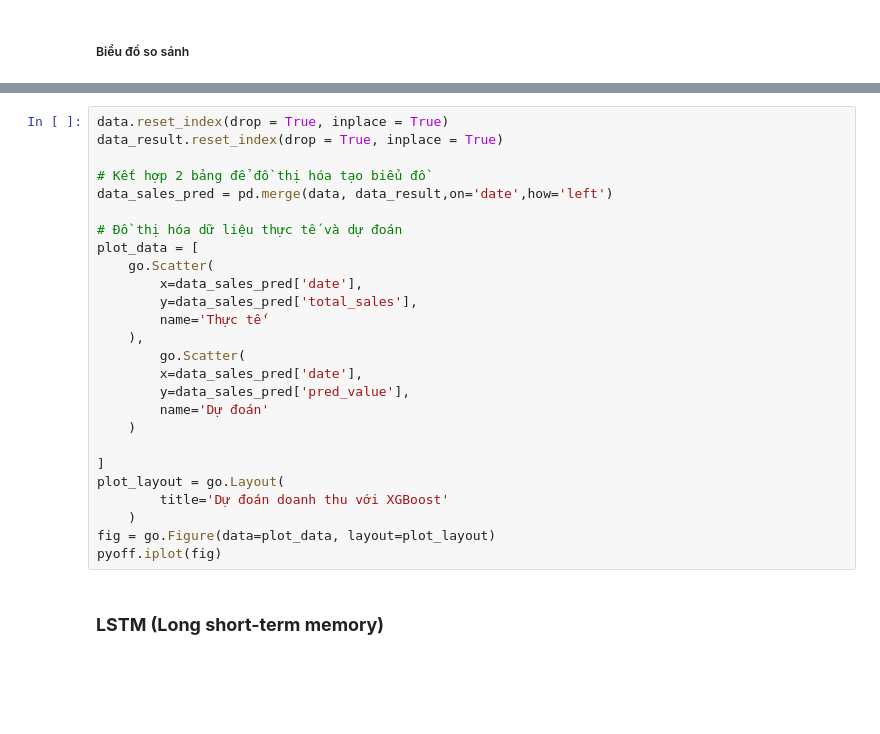
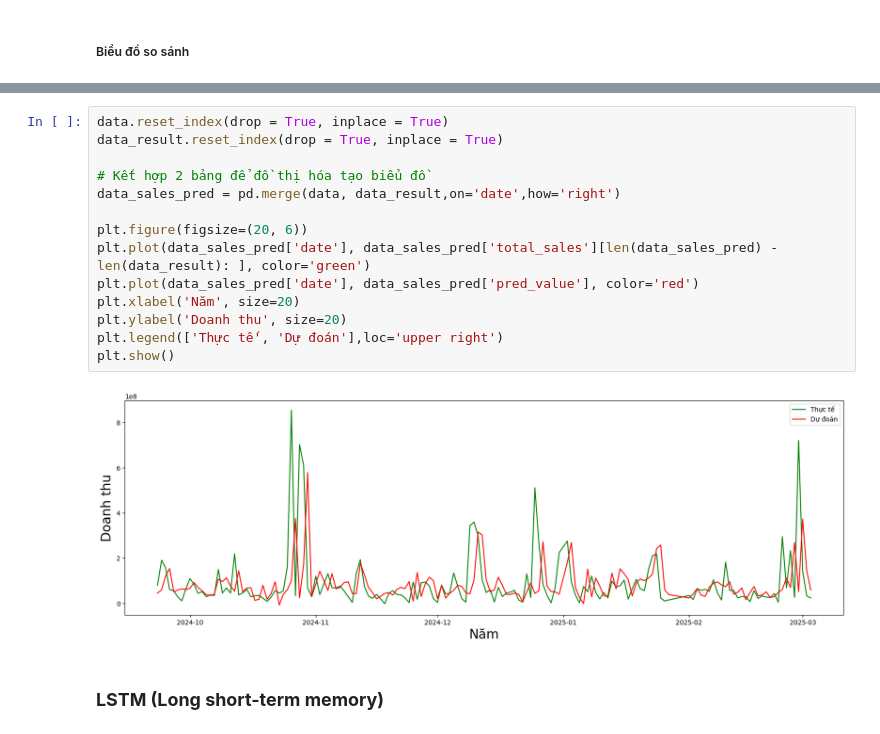
Before and after one commit to brerkl/sales-forecasting, a Jupyter notebook: project.ipynb, the cells around one changed output, grey strips where cells are left out. Cells and saved outputs as stored; diff of their text form; blank space fills up the shorter version.

```diff
--- a/project.ipynb
+++ b/project.ipynb
@@ -258,29 +254,19 @@ data_result
 # %%
 data.reset_index(drop = True, inplace = True)
 data_result.reset_index(drop = True, inplace = True)
 
 # Kết hợp 2 bảng để đồ thị hóa tạo biểu đồ
-data_sales_pred = pd.merge(data, data_result,on='date',how='left')
+data_sales_pred = pd.merge(data, data_result,on='date',how='right')
 
-# Đồ thị hóa dữ liệu thực tế và dự đoán
-plot_data = [
-    go.Scatter(
-        x=data_sales_pred['date'],
-        y=data_sales_pred['total_sales'],
-        name='Thực tế'
-    ),
-        go.Scatter(
-        x=data_sales_pred['date'],
-        y=data_sales_pred['pred_value'],
-        name='Dự đoán'
-    )
-
-]
-plot_layout = go.Layout(
-        title='Dự đoán doanh thu với XGBoost'
-    )
-fig = go.Figure(data=plot_data, layout=plot_layout)
-pyoff.iplot(fig)
+plt.figure(figsize=(20, 6))
+plt.plot(data_sales_pred['date'], data_sales_pred['total_sales'][len(data_sales_pred) - len(data_result): ], color='green')
+plt.plot(data_sales_pred['date'], data_sales_pred['pred_value'], color='red')
+plt.xlabel('Năm', size=20)
+plt.ylabel('Doanh thu', size=20)
+plt.legend(['Thực tế', 'Dự đoán'],loc='upper right')
+plt.show()
+# %% [output]
+[figure, added]
 # %% [markdown]
 ### **LSTM (Long short-term memory)**
 # %%
```
Also changed, not shown: parts of 10 cells of this notebook.
